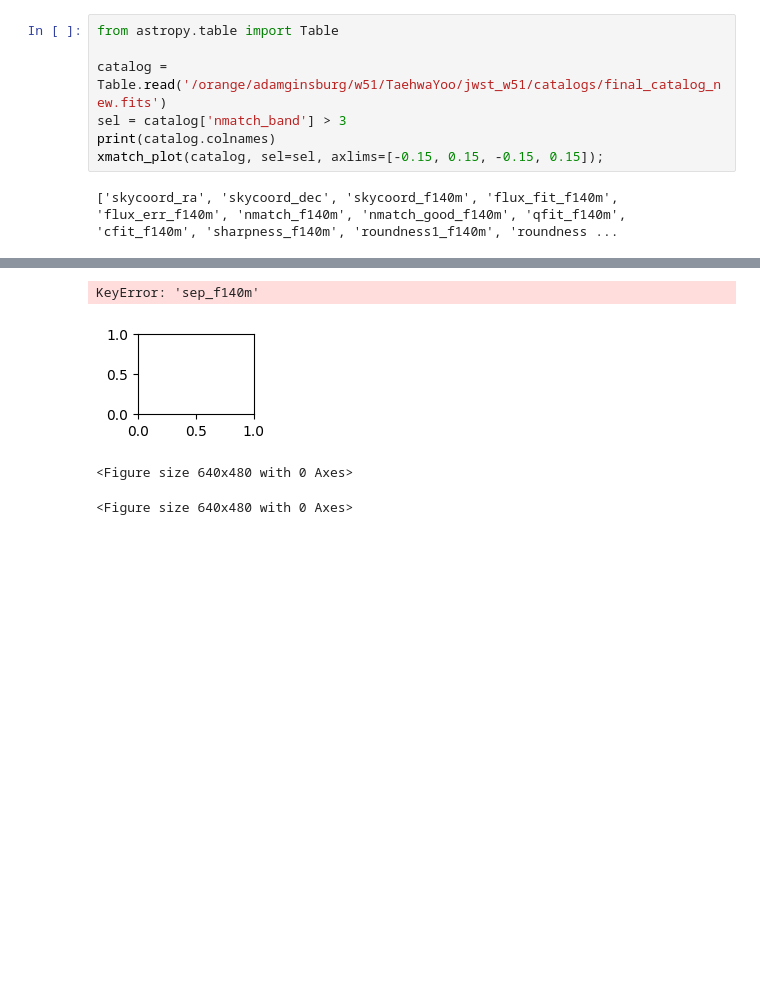
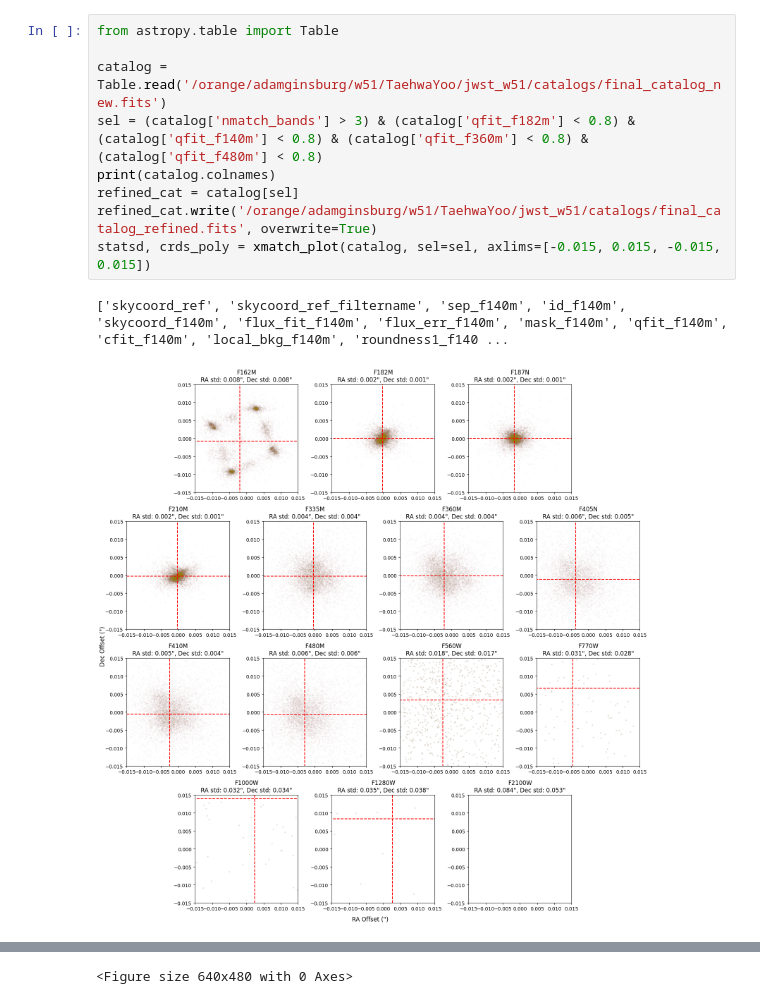
Before and after one commit to tyoo37/w51_catalog, a Jupyter notebook: notebooks/sanity_check/check_offset.ipynb, the cells around one changed output, grey strips where cells are left out. Cells and saved outputs as stored; diff of their text form; blank space fills up the shorter version.

```diff
--- a/notebooks/sanity_check/check_offset.ipynb
+++ b/notebooks/sanity_check/check_offset.ipynb
@@ -130,9 +155,12 @@ def xmatch_plot(basetable, ref_filter='f140m', filternames=filternames,
 # %%
 from astropy.table import Table
 
 catalog = Table.read('/orange/adamginsburg/w51/TaehwaYoo/jwst_w51/catalogs/final_catalog_new.fits')
-sel = catalog['nmatch_band'] > 3
+sel = (catalog['nmatch_bands'] > 3) & (catalog['qfit_f182m'] < 0.8) & (catalog['qfit_f140m'] < 0.8) & (catalog['qfit_f360m'] < 0.8) & (catalog['qfit_f480m'] < 0.8)
 print(catalog.colnames)
-xmatch_plot(catalog, sel=sel, axlims=[-0.15, 0.15, -0.15, 0.15]);
+refined_cat = catalog[sel]
+refined_cat.write('/orange/adamginsburg/w51/TaehwaYoo/jwst_w51/catalogs/final_catalog_refined.fits', overwrite=True)
+statsd, crds_poly = xmatch_plot(catalog, sel=sel, axlims=[-0.015, 0.015, -0.015, 0.015])
 # %% [output]
-['skycoord_ra', 'skycoord_dec', 'skycoord_f140m', 'flux_fit_f140m', 'flux_err_f140m', 'nmatch_f140m', 'nmatch_good_f140m', 'qfit_f140m', 'cfit_f140m', 'sharpness_f140m', 'roundness1_f140m', 'roundness ...
+['skycoord_ref', 'skycoord_ref_filtername', 'sep_f140m', 'id_f140m', 'skycoord_f140m', 'flux_fit_f140m', 'flux_err_f140m', 'mask_f140m', 'qfit_f140m', 'cfit_f140m', 'local_bkg_f140m', 'roundness1_f140 ...
+[figure, new version]
@@ -139,4 +168 @@ xmatch_plot(catalog, sel=sel, axlims=[-0.15, 0.15, -0.15, 0.15]);
-KeyError: 'sep_f140m'
+<Figure size 640x480 with 0 Axes>
-[figure, old version]
-<Figure size 640x480 with 0 Axes>
-<Figure size 640x480 with 0 Axes>
```
Also changed, not shown: parts of 4 cells of this notebook, 7 other files.
